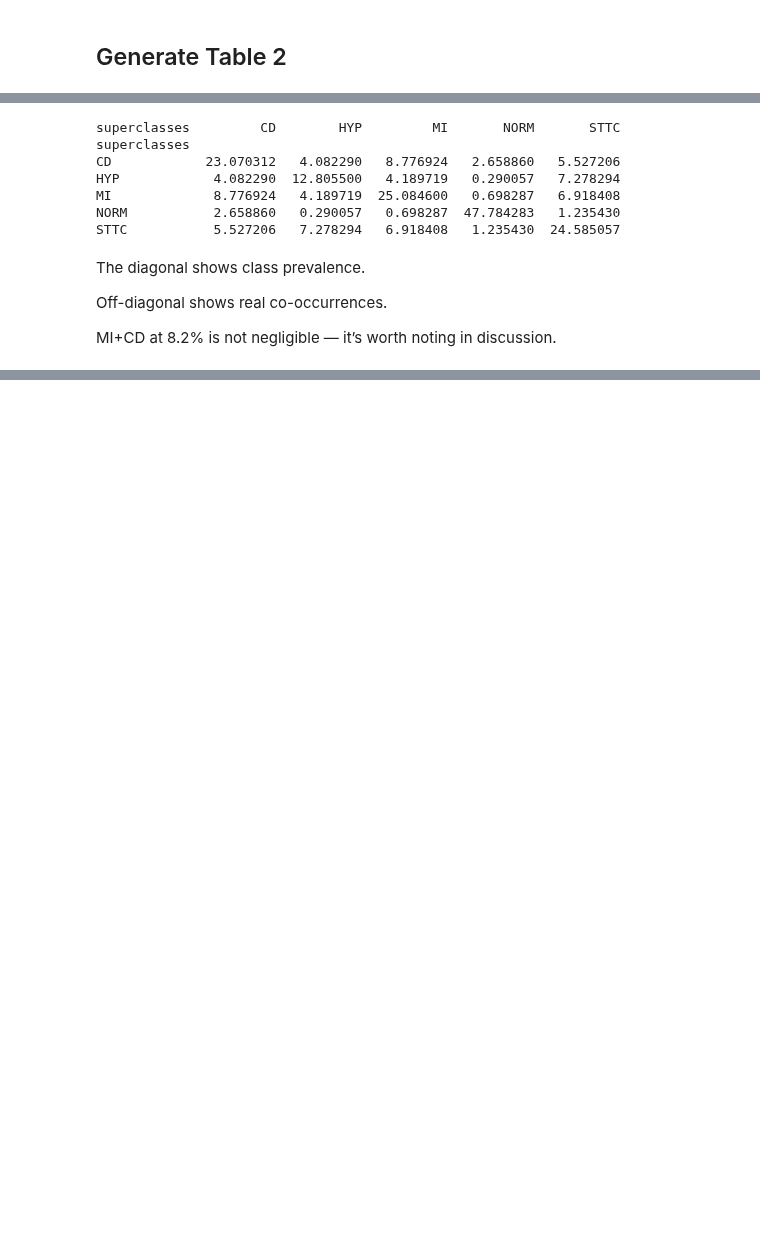
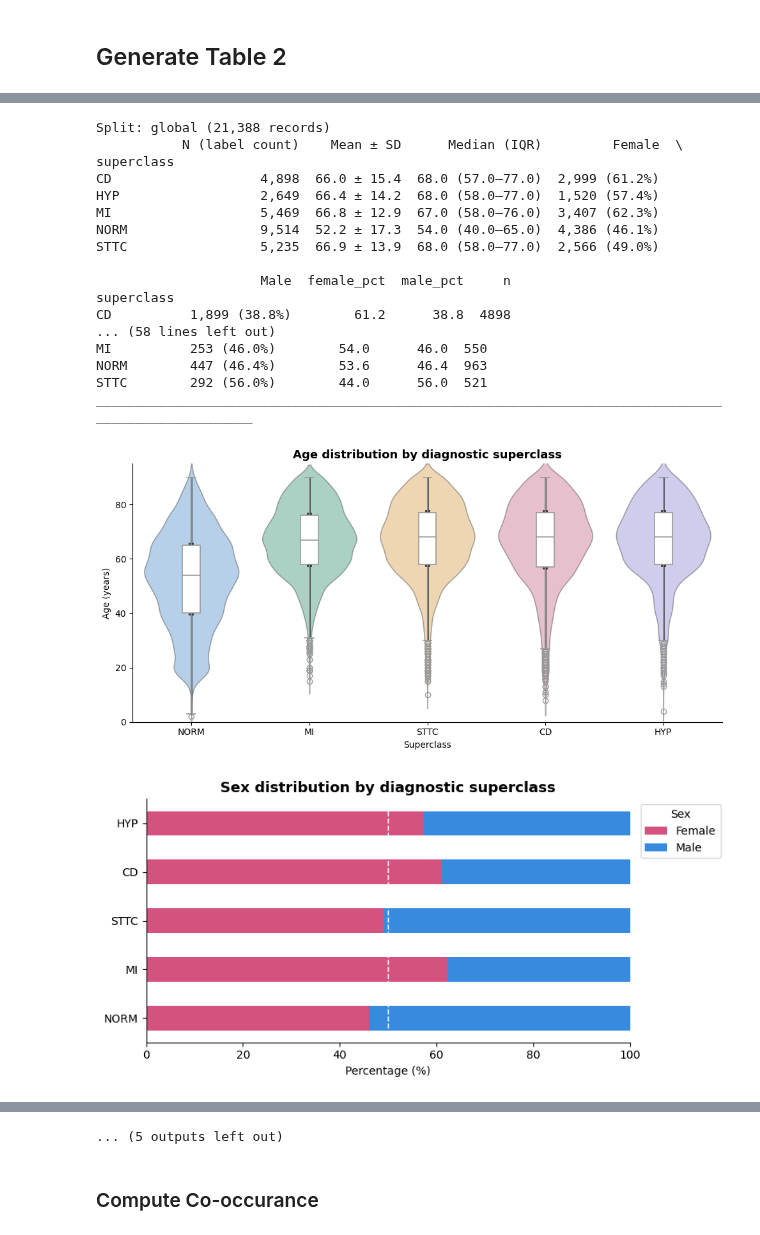
Before and after one commit to cristopher-d-delgado/ecg-ai-statistical-evaluation, a Jupyter notebook: notebooks/eda.ipynb, the cells around one changed output, grey strips where cells are left out. Cells and saved outputs as stored; diff of their text form; code cells hidden in the pictures; blank space fills up the shorter version.

```diff
--- a/notebooks/eda.ipynb
+++ b/notebooks/eda.ipynb
@@ -863,29 +638,0 @@ plt.show()
-# %%
-# ----------------------------
-# Compute co-occurrence matrix
-# ----------------------------
-# Explode the superclasses column if not already
-df_exploded = df[['patient_id', 'superclasses']].explode('superclasses').dropna(subset=['superclasses'])
-
-# Create a binary presence matrix per patient
-presence = df_exploded.groupby(['patient_id', 'superclasses']).size().unstack(fill_value=0)
-presence = (presence > 0).astype(int)  # 1 if superclass exists for that patient
-
-# Compute co-occurrence as % of patients
-co_occurrence = presence.T.dot(presence) / presence.shape[0] * 100
-
-print(co_occurrence)
-# %% [output]
-superclasses         CD        HYP         MI       NORM       STTC
-superclasses
-CD            23.070312   4.082290   8.776924   2.658860   5.527206
-HYP            4.082290  12.805500   4.189719   0.290057   7.278294
-MI             8.776924   4.189719  25.084600   0.698287   6.918408
-NORM           2.658860   0.290057   0.698287  47.784283   1.235430
-STTC           5.527206   7.278294   6.918408   1.235430  24.585057
-# %% [markdown]
-The diagonal shows class prevalence.
-
-Off-diagonal shows real co-occurrences.
-
-MI+CD at 8.2% is not negligible — it’s worth noting in discussion.
@@ -891,0 +797,41 @@ MI+CD at 8.2% is not negligible — it’s worth noting in discussion.
+# %%
+# View the superclass breakdown globally, train, test, val\
+# Build split dictionary
+split_df = {
+    'global': df,
+    'train':  df[df['split'] == 'train'],
+    'val':    df[df['split'] == 'val'],
+    'test':   df[df['split'] == 'test'],
+}
+
+# Loop through all splits and display stats
+plots_splits = {}
+for key, df_split in split_df.items():
+    print(f"Split: {key} ({len(df_split):,} records)")
+
+    stats, df_exploded = demographics_by_superclass(df_split)
+    plots_splits[key]  = plot_demographics_by_superclass(stats, df_exploded)
+
+    print(stats)
+    print("_" * 100)
+    print("\n")
+# %% [output]
+Split: global (21,388 records)
+           N (label count)    Mean ± SD      Median (IQR)         Female  \
+superclass
+CD                   4,898  66.0 ± 15.4  68.0 (57.0–77.0)  2,999 (61.2%)
+HYP                  2,649  66.4 ± 14.2  68.0 (58.0–77.0)  1,520 (57.4%)
+MI                   5,469  66.8 ± 12.9  67.0 (58.0–76.0)  3,407 (62.3%)
+NORM                 9,514  52.2 ± 17.3  54.0 (40.0–65.0)  4,386 (46.1%)
+STTC                 5,235  66.9 ± 13.9  68.0 (58.0–77.0)  2,566 (49.0%)
+
+                     Male  female_pct  male_pct     n
+superclass
+CD          1,899 (38.8%)        61.2      38.8  4898
+... (58 lines left out)
+MI          253 (46.0%)        54.0      46.0  550
+NORM        447 (46.4%)        53.6      46.4  963
+STTC        292 (56.0%)        44.0      56.0  521
+____________________________________________________________________________________________________
+[figure, added]
+[figure, added]
@@ -891,0 +847,3 @@ MI+CD at 8.2% is not negligible — it’s worth noting in discussion.
+... (5 outputs left out)
+# %% [markdown]
+### Compute Co-occurance
```
Also changed, not shown: parts of 24 cells of this notebook.
